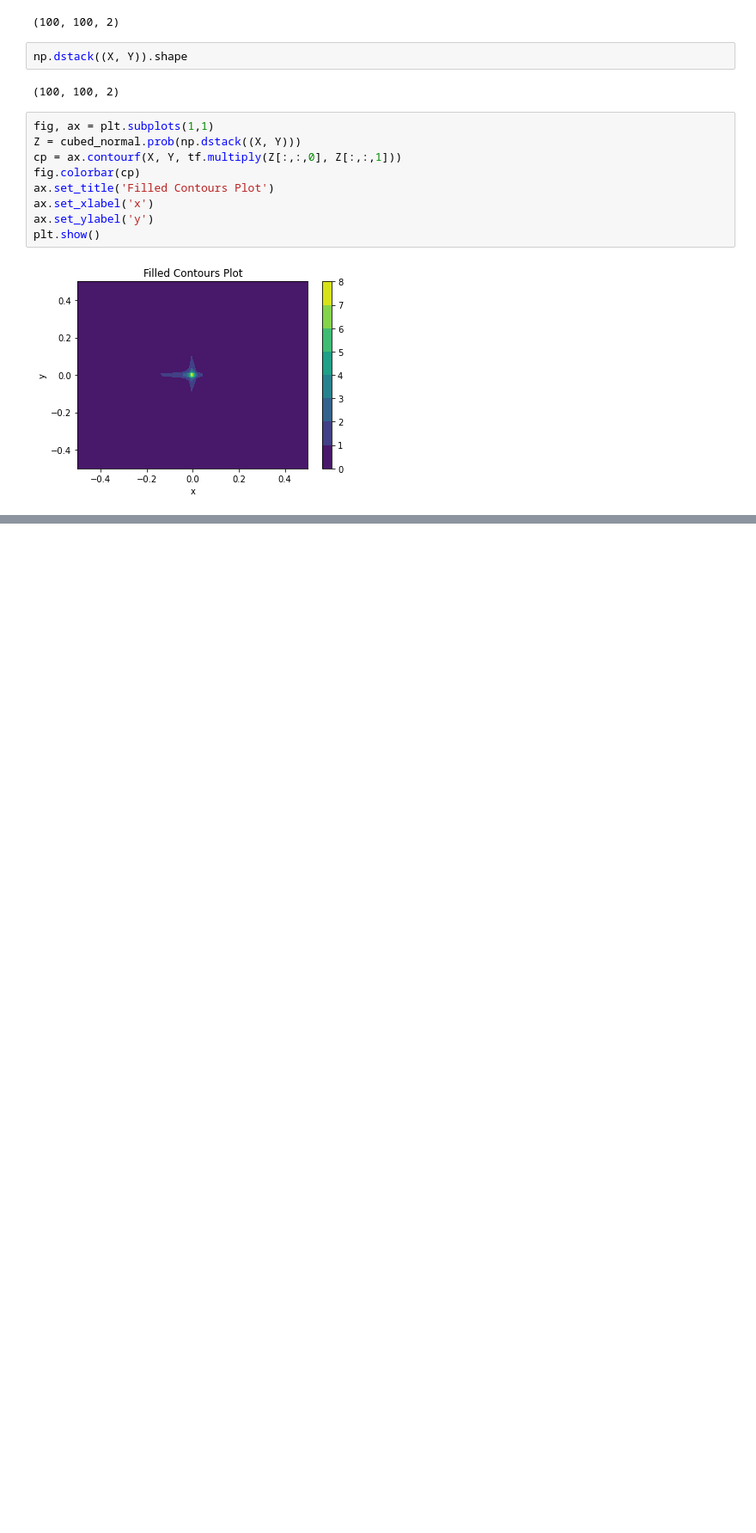
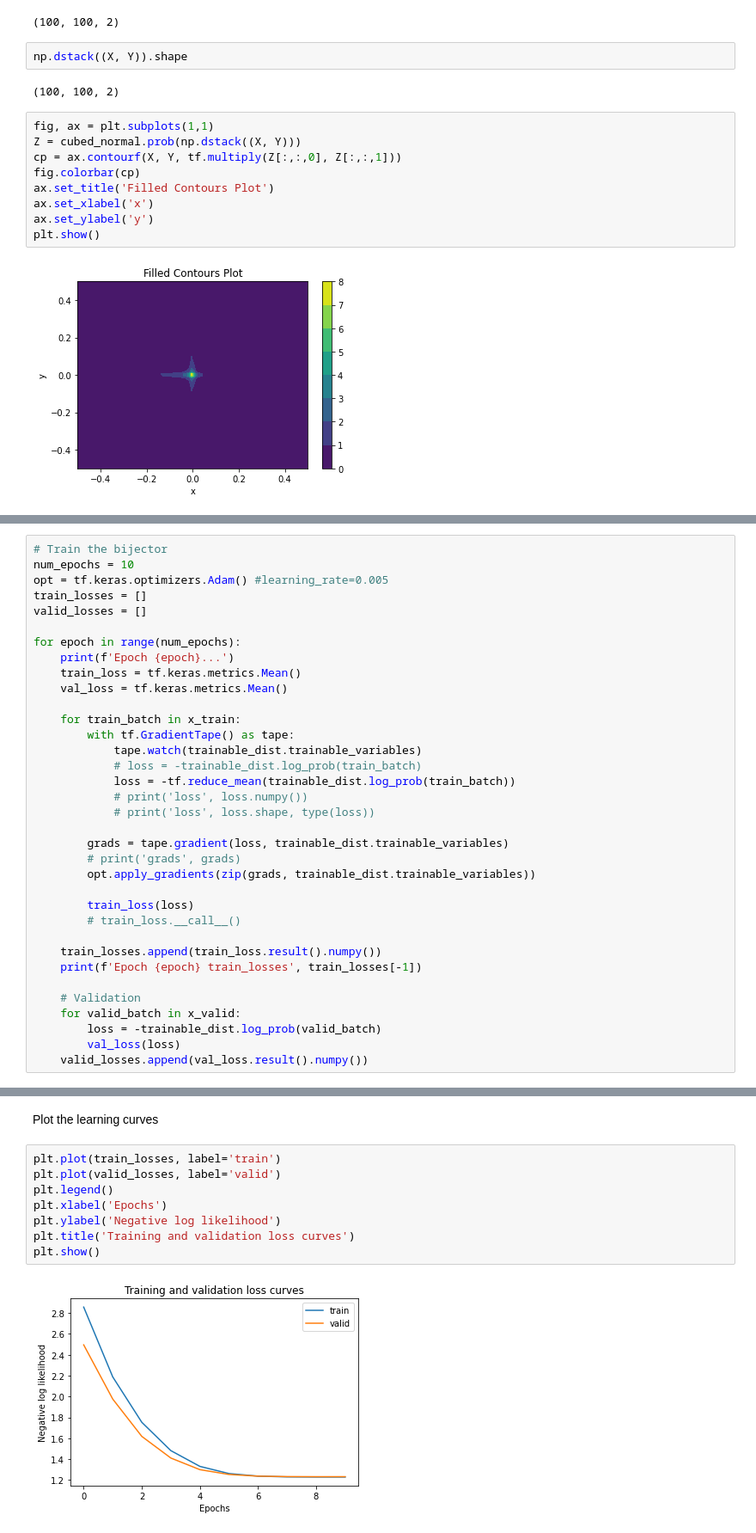
Before and after one commit to CyberPlayerOne/2021-TensorFlow_2_for_Deep_Learning_Specialization, a Jupyter notebook: probabilistic-deep-learning-with-tensorflow2/03_bijectors-and-normalising-flows/04_subclassing-bijectors/notebook.ipynb, the cells around one changed output, grey strips where cells are left out. Shown at 86% size. Drawn from its saved outputs; the diff is of its cells as text; blank space fills up the shorter version.

```diff
--- a/probabilistic-deep-learning-with-tensorflow2/03_bijectors-and-normalising-flows/04_subclassing-bijectors/notebook.ipynb
+++ b/probabilistic-deep-learning-with-tensorflow2/03_bijectors-and-normalising-flows/04_subclassing-bijectors/notebook.ipynb
@@ -407,0 +595,35 @@ plt.show()
+# %%
+# Train the bijector
+num_epochs = 10
+opt = tf.keras.optimizers.Adam() #learning_rate=0.005
+train_losses = []
+valid_losses = []
+
+for epoch in range(num_epochs):
+    print(f'Epoch {epoch}...')
+    train_loss = tf.keras.metrics.Mean()
+    val_loss = tf.keras.metrics.Mean()
+
+    for train_batch in x_train:
+        with tf.GradientTape() as tape:
+            tape.watch(trainable_dist.trainable_variables)
+            # loss = -trainable_dist.log_prob(train_batch)
+            loss = -tf.reduce_mean(trainable_dist.log_prob(train_batch))
+            # print('loss', loss.numpy())
+            # print('loss', loss.shape, type(loss))
+
+        grads = tape.gradient(loss, trainable_dist.trainable_variables)
+        # print('grads', grads)
+        opt.apply_gradients(zip(grads, trainable_dist.trainable_variables))
+
+        train_loss(loss)
+        # train_loss.__call__()
+
+    train_losses.append(train_loss.result().numpy())
+    print(f'Epoch {epoch} train_losses', train_losses[-1])
+
+    # Validation
+    for valid_batch in x_valid:
+        loss = -trainable_dist.log_prob(valid_batch)
+        val_loss(loss)
+    valid_losses.append(val_loss.result().numpy())
@@ -407,0 +651,12 @@ plt.show()
+# %% [markdown]
+Plot the learning curves
+# %%
+plt.plot(train_losses, label='train')
+plt.plot(valid_losses, label='valid')
+plt.legend()
+plt.xlabel('Epochs')
+plt.ylabel('Negative log likelihood')
+plt.title('Training and validation loss curves')
+plt.show()
+# %% [output]
+[figure, added]
```
Also changed, not shown: parts of 24 cells of this notebook.
